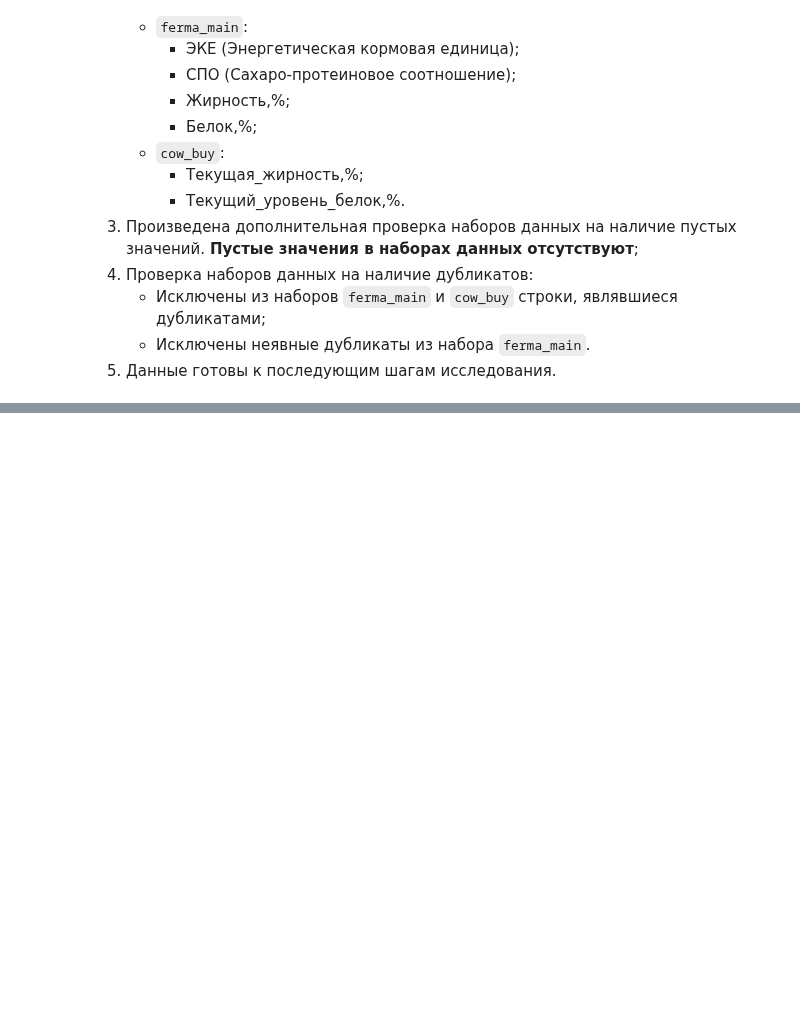
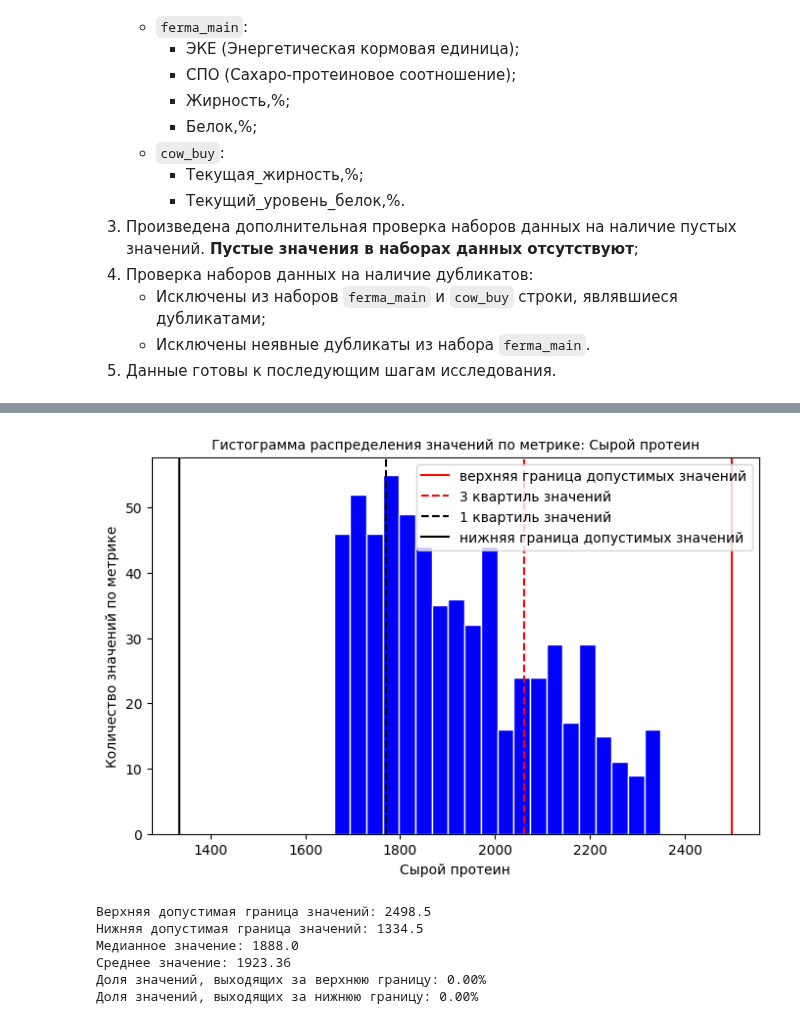
Before and after one commit to MrKostas/YandexPractikum_projects, a Jupyter notebook: notebooks/SixthPetProject_LinearModels.ipynb, the cells around one changed output, grey strips where cells are left out. Drawn from its saved outputs; the diff is of its cells as text; code cells hidden in the pictures; blank space fills up the shorter version.

```diff
--- a/notebooks/SixthPetProject_LinearModels.ipynb
+++ b/notebooks/SixthPetProject_LinearModels.ipynb
@@ -540,0 +676,11 @@ implicit_duplicates(cow_buy)
+# %%
+# построение визуализации по набору 'ferma_main' - характеристика "Сырой протеин"
+histogram_plotting(ferma_main, 'crude_protein', 20, 8, 5, 'Сырой протеин')
+# %% [output]
+[figure, added]
+Верхняя допустимая граница значений: 2498.5
+Нижняя допустимая граница значений: 1334.5
+Медианное значение: 1888.0
+Среднее значение: 1923.36
+Доля значений, выходящих за верхнюю границу: 0.00%
+Доля значений, выходящих за нижнюю границу: 0.00%
```
Also changed, not shown: parts of 23 cells of this notebook.
